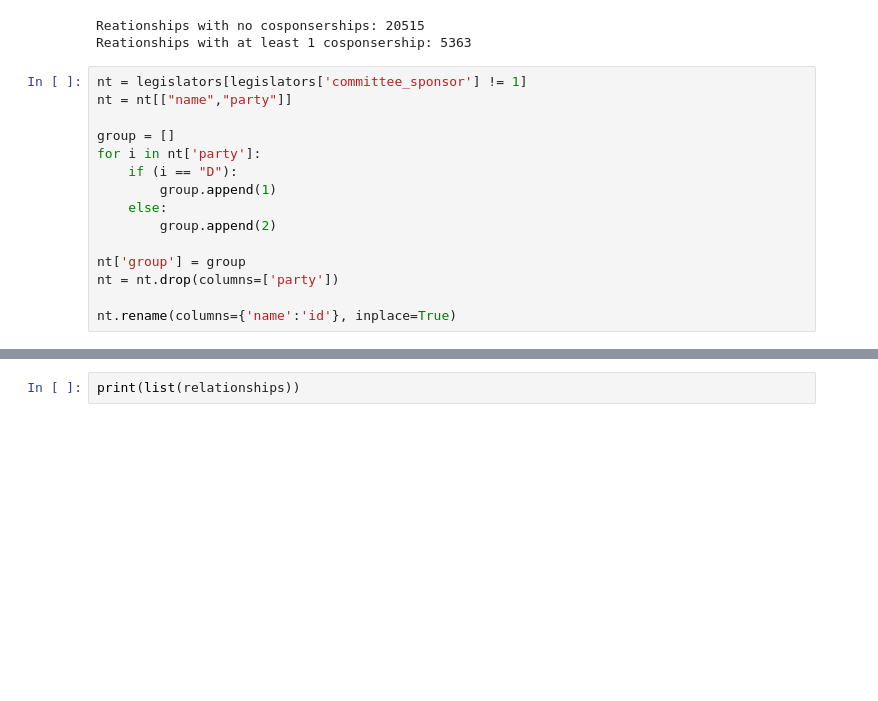
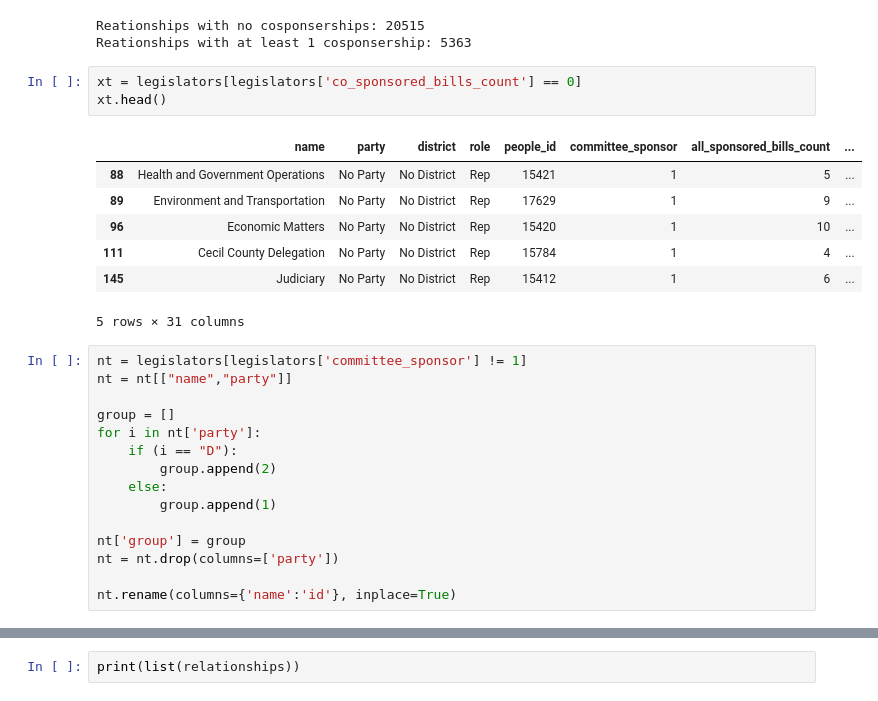
Before and after one commit to Capital-News-Service/maryland-bills-analysis, a Jupyter notebook: Analysis.ipynb, the cells around one changed output, grey strips where cells are left out. Drawn from its saved outputs; the diff is of its cells as text; blank space fills up the shorter version.

```diff
--- a/Analysis.ipynb
+++ b/Analysis.ipynb
@@ -600,6 +600,17 @@ print("Reationships with at least 1 cosponsership: " + str(len(rsm.loc[rsm['co_b
 # %% [output]
 Reationships with no cosponserships: 20515
 Reationships with at least 1 cosponsership: 5363
+# %%
+xt = legislators[legislators['co_sponsored_bills_count'] == 0]
+xt.head()
+# %% [output]
+|  | name | party | district | role | people_id | committee_sponsor | all_sponsored_bills_count | ... |
+| 88 | Health and Government Operations | No Party | No District | Rep | 15421 | 1 | 5 | ... |
+| 89 | Environment and Transportation | No Party | No District | Rep | 17629 | 1 | 9 | ... |
+| 96 | Economic Matters | No Party | No District | Rep | 15420 | 1 | 10 | ... |
+| 111 | Cecil County Delegation | No Party | No District | Rep | 15784 | 1 | 4 | ... |
+| 145 | Judiciary | No Party | No District | Rep | 15412 | 1 | 6 | ... |
+5 rows × 31 columns
 # %%
 nt = legislators[legislators['committee_sponsor'] != 1]
 nt = nt[["name","party"]]
@@ -607,9 +618,9 @@ nt = nt[["name","party"]]
 group = []
 for i in nt['party']:
     if (i == "D"):
+        group.append(2)
+    else:
         group.append(1)
-    else:
-        group.append(2)
 
 nt['group'] = group
 nt = nt.drop(columns=['party'])
```
Also changed, not shown: parts of 4 cells of this notebook, 2 other files.
